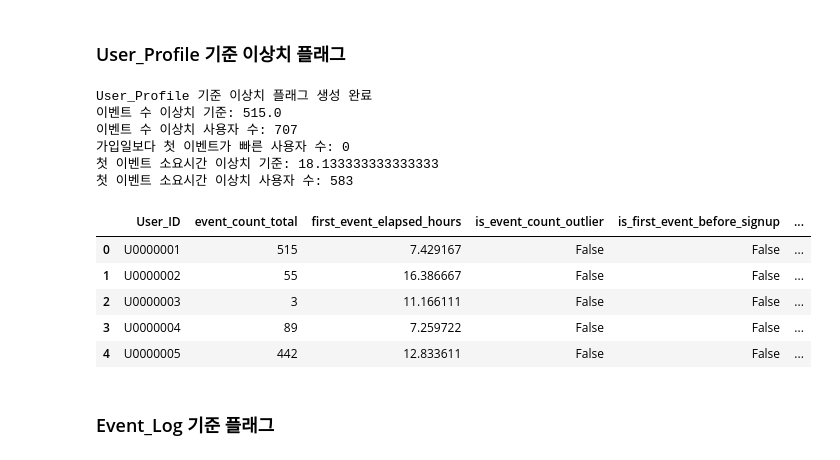
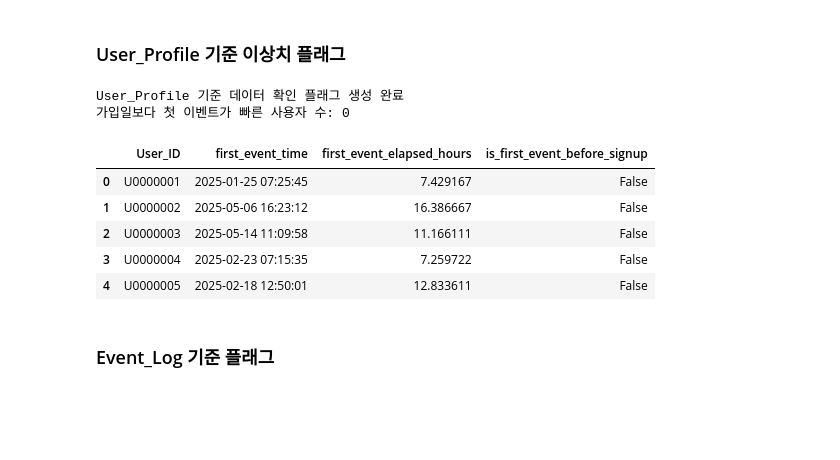
Before and after one commit to leegolem/Anti-Churn-Committee, a Jupyter notebook: notebooks/99_final/final_preprocessed_v1.ipynb, the cells around one changed output. Cells and saved outputs as stored; diff of their text form; code cells hidden in the pictures; blank space fills up the shorter version.

```diff
--- a/notebooks/99_final/final_preprocessed_v1.ipynb
+++ b/notebooks/99_final/final_preprocessed_v1.ipynb
@@ -544,73 +544,36 @@ User_Profile 기준 기본 플래그 생성 완료
 # %%
 # ============================================================
 # 추가 플래그 생성
-# - User_Profile 기준 이상치 플래그
+# - User_Profile 기준 데이터 확인 플래그
 # ============================================================
-
-# 이벤트 수 이상치 플래그
-# 이상치를 제거하지 않고, 이후 분석에서 구분할 수 있도록 표시만 함
-q1 = user_profile["event_count_total"].quantile(0.25)
-q3 = user_profile["event_count_total"].quantile(0.75)
-iqr = q3 - q1
-event_count_upper = q3 + 1.5 * iqr
-
-user_profile["is_event_count_outlier"] = (
-    user_profile["event_count_total"] > event_count_upper
-)
 
 # 첫 이벤트 시간이 가입일보다 빠른 경우 확인용 플래그
 user_profile["is_first_event_before_signup"] = (
     user_profile["first_event_elapsed_hours"] < 0
 )
 
-# 첫 이벤트까지 걸린 시간이 비어 있지 않은 사용자만 기준 계산에 사용
-elapsed_data = user_profile.loc[
-    user_profile["first_event_elapsed_hours"].notna(),
-    "first_event_elapsed_hours"
-]
-
-# IQR 방식으로 첫 이벤트까지 걸린 시간이 지나치게 긴 사용자를 표시
-q1 = elapsed_data.quantile(0.25)
-q3 = elapsed_data.quantile(0.75)
-iqr = q3 - q1
-elapsed_upper = q3 + 1.5 * iqr
-
-user_profile["is_first_event_elapsed_outlier"] = (
-    user_profile["first_event_elapsed_hours"] > elapsed_upper
-)
-
-print("User_Profile 기준 이상치 플래그 생성 완료")
-print("이벤트 수 이상치 기준:", event_count_upper)
-print("이벤트 수 이상치 사용자 수:", user_profile["is_event_count_outlier"].sum())
+print("User_Profile 기준 데이터 확인 플래그 생성 완료")
 print("가입일보다 첫 이벤트가 빠른 사용자 수:", user_profile["is_first_event_before_signup"].sum())
-print("첫 이벤트 소요시간 이상치 기준:", elapsed_upper)
-print("첫 이벤트 소요시간 이상치 사용자 수:", user_profile["is_first_event_elapsed_outlier"].sum())
 
 display(
     user_profile[
         [
             "User_ID",
-            "event_count_total",
+            "first_event_time",
             "first_event_elapsed_hours",
-            "is_event_count_outlier",
-            "is_first_event_before_signup",
-            "is_first_event_elapsed_outlier"
+            "is_first_event_before_signup"
         ]
     ].head()
 )
 # %% [output]
-User_Profile 기준 이상치 플래그 생성 완료
-이벤트 수 이상치 기준: 515.0
-이벤트 수 이상치 사용자 수: 707
+User_Profile 기준 데이터 확인 플래그 생성 완료
 가입일보다 첫 이벤트가 빠른 사용자 수: 0
-첫 이벤트 소요시간 이상치 기준: 18.133333333333333
-첫 이벤트 소요시간 이상치 사용자 수: 583
-|  | User_ID | event_count_total | first_event_elapsed_hours | is_event_count_outlier | is_first_event_before_signup | ... |
-| 0 | U0000001 | 515 | 7.429167 | False | False | ... |
-| 1 | U0000002 | 55 | 16.386667 | False | False | ... |
-| 2 | U0000003 | 3 | 11.166111 | False | False | ... |
-| 3 | U0000004 | 89 | 7.259722 | False | False | ... |
-| 4 | U0000005 | 442 | 12.833611 | False | False | ... |
+|  | User_ID | first_event_time | first_event_elapsed_hours | is_first_event_before_signup |
+| 0 | U0000001 | 2025-01-25 07:25:45 | 7.429167 | False |
+| 1 | U0000002 | 2025-05-06 16:23:12 | 16.386667 | False |
+| 2 | U0000003 | 2025-05-14 11:09:58 | 11.166111 | False |
+| 3 | U0000004 | 2025-02-23 07:15:35 | 7.259722 | False |
+| 4 | U0000005 | 2025-02-18 12:50:01 | 12.833611 | False |
 # %% [markdown]
 ### Event_Log 기준 플래그
 # %%
```
Also changed, not shown: parts of 4 cells of this notebook.
